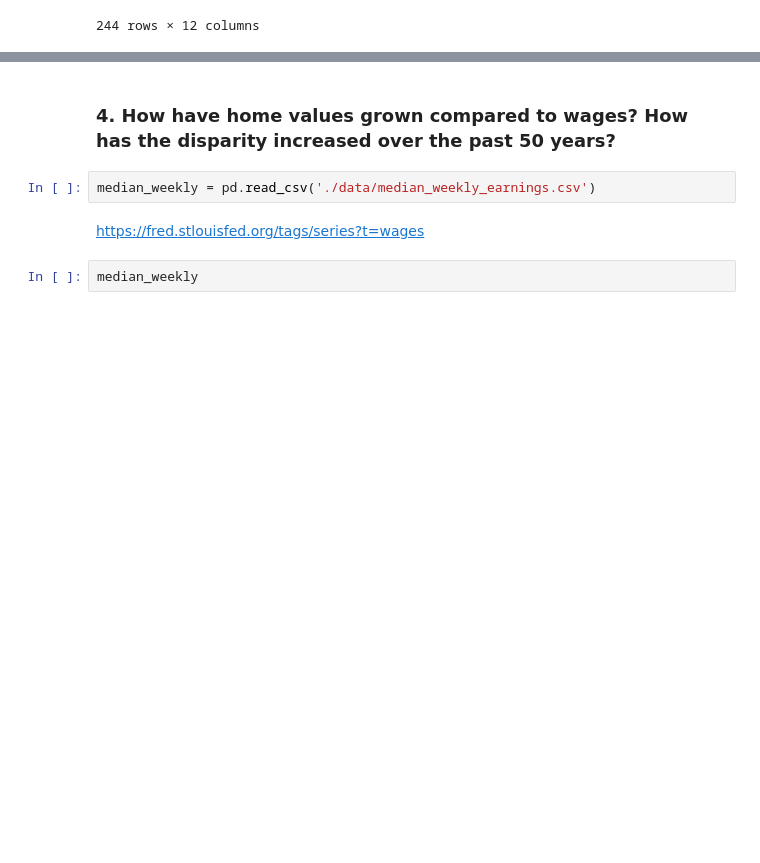
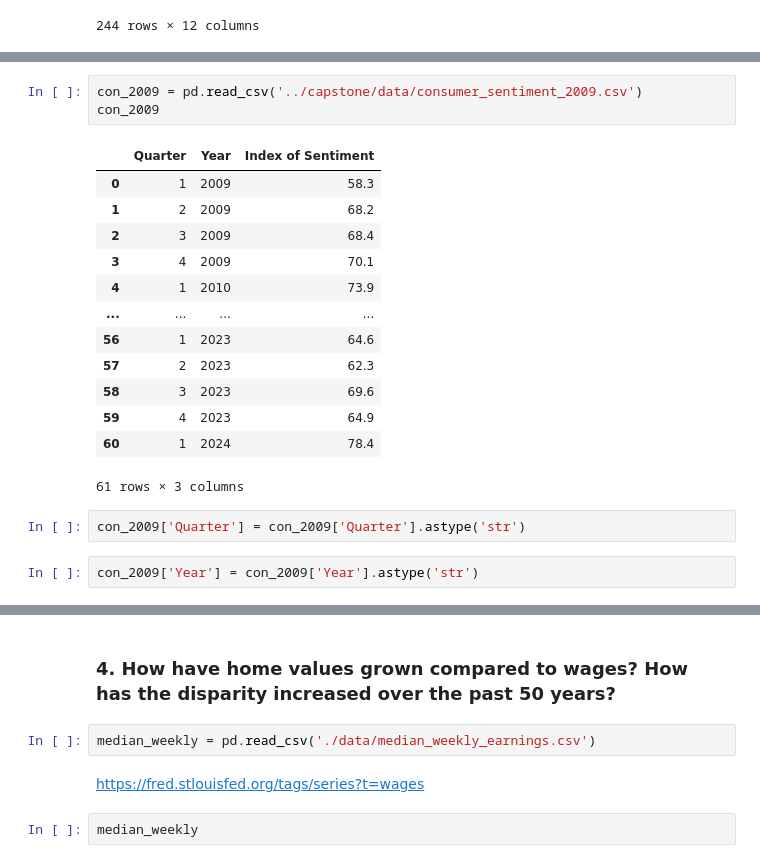
Before and after one commit to mwestonjr/Capstone, a Jupyter notebook: avg_home_sales.ipynb, the cells around one changed output, grey strips where cells are left out. Cells and saved outputs as stored; diff of their text form; blank space fills up the shorter version.

```diff
--- a/avg_home_sales.ipynb
+++ b/avg_home_sales.ipynb
@@ -1214,0 +1215,21 @@ con_avg_corr.corr()
+# %%
+con_2009 = pd.read_csv('../capstone/data/consumer_sentiment_2009.csv')
+con_2009
+# %% [output]
+|  | Quarter | Year | Index of Sentiment |
+| 0 | 1 | 2009 | 58.3 |
+| 1 | 2 | 2009 | 68.2 |
+| 2 | 3 | 2009 | 68.4 |
+| 3 | 4 | 2009 | 70.1 |
+| 4 | 1 | 2010 | 73.9 |
+| ... | ... | ... | ... |
+| 56 | 1 | 2023 | 64.6 |
+| 57 | 2 | 2023 | 62.3 |
+| 58 | 3 | 2023 | 69.6 |
+| 59 | 4 | 2023 | 64.9 |
+| 60 | 1 | 2024 | 78.4 |
+61 rows × 3 columns
+# %%
+con_2009['Quarter'] = con_2009['Quarter'].astype('str')
+# %%
+con_2009['Year'] = con_2009['Year'].astype('str')
```
Also changed, not shown: parts of 142 cells of this notebook, 1 other file.
